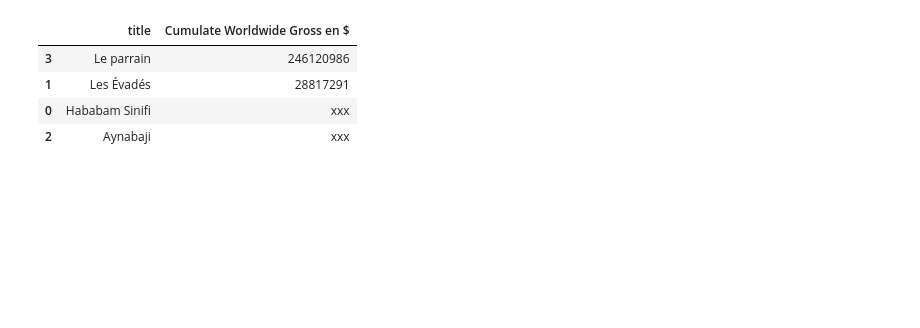
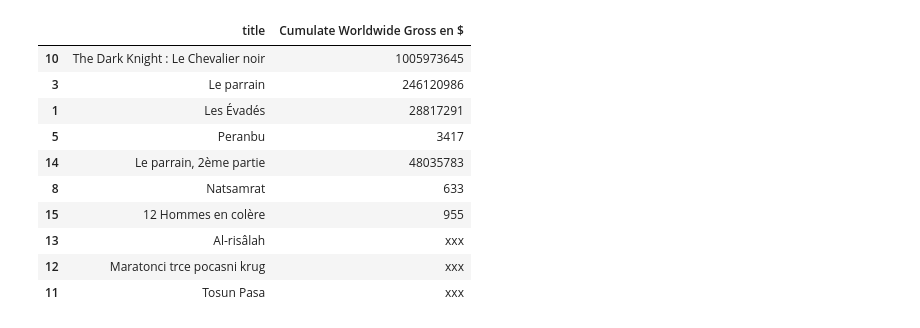
Before and after one commit to amoungui/imb_scraping_project, a Jupyter notebook: index.ipynb, the cells around one changed output. Saved outputs shown, nothing was run; the diff lists cells and outputs as text; code cells hidden in the pictures; blank space fills up the shorter version.

```diff
--- a/index.ipynb
+++ b/index.ipynb
@@ -5,3 +14,3 @@ import numpy as np
 import matplotlib.pyplot as plt
 # %%
-df = pd.read_csv("data/dataset_1.csv")
+df = pd.read_csv("data/dataset.csv")
@@ -51,13 +86,19 @@ data.groupby((data.index.year//10)*10).sum()
 # %%
 ## 4.1. Top 20 films ayant générés le plus de revenu.
 # %%
-df[['title', 'Cumulate Worldwide Gross en $']].sort_values('Cumulate Worldwide Gross en $').head(10)
+df[['title', 'Cumulate Worldwide Gross en $']].sort_values('Cumulate Worldwide Gross en $', ascending=True).head(10)
 # %% [output]
 |  | title | Cumulate Worldwide Gross en $ |
+| 10 | The Dark Knight : Le Chevalier noir | 1005973645 |
 | 3 | Le parrain | 246120986 |
 | 1 | Les Évadés | 28817291 |
-| 0 | Hababam Sinifi | xxx |
-| 2 | Aynabaji | xxx |
+| 5 | Peranbu | 3417 |
+| 14 | Le parrain, 2ème partie | 48035783 |
+| 8 | Natsamrat | 633 |
+| 15 | 12 Hommes en colère | 955 |
+| 13 | Al-risâlah | xxx |
+| 12 | Maratonci trce pocasni krug | xxx |
+| 11 | Tosun Pasa | xxx |
 # %%
 ## 4.2. Top 20 films ayant générés le moins de revenu.
 # %%
```
Also changed, not shown: parts of 24 cells of this notebook, 11 other files.
